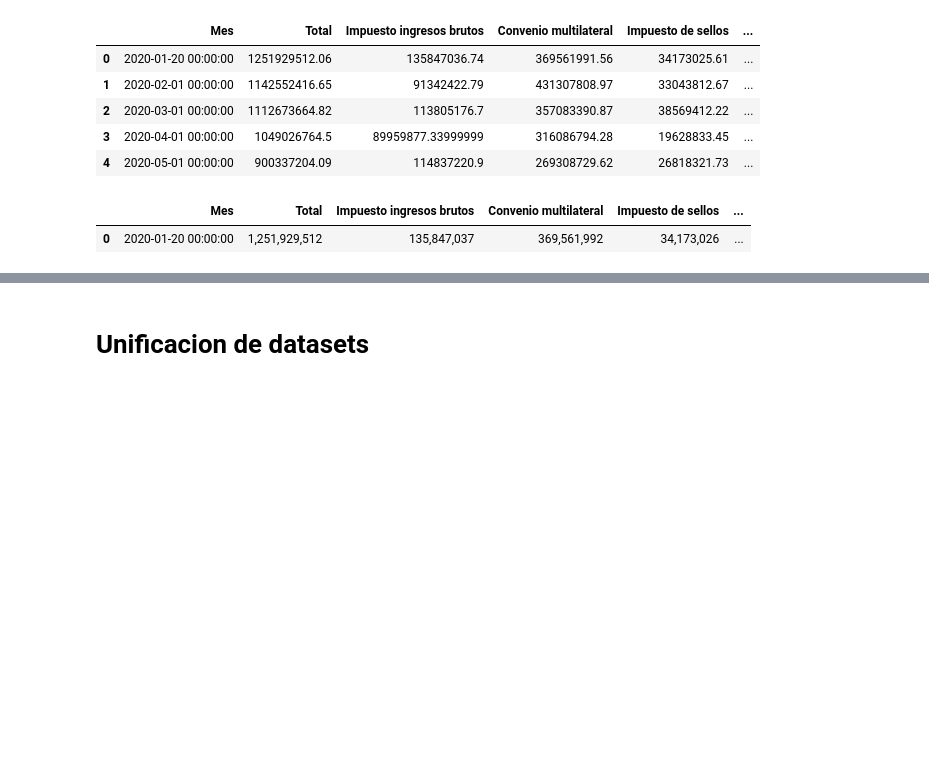
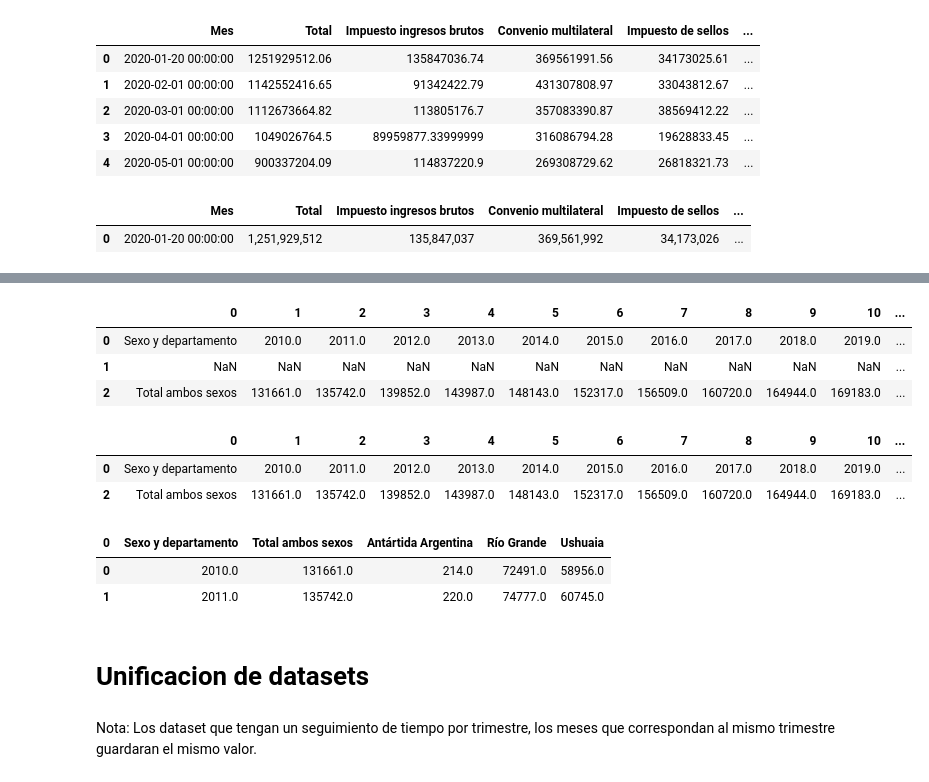
Before and after one commit to caucot/hechos-delictivios-tdf, a Jupyter notebook: notebooks/unificacion-datasets.ipynb, the cells around one changed output, grey strips where cells are left out. Drawn from its saved outputs; the diff is of its cells as text; code cells hidden in the pictures; blank space fills up the shorter version.

```diff
--- a/notebooks/unificacion-datasets.ipynb
+++ b/notebooks/unificacion-datasets.ipynb
@@ -224,0 +379,18 @@ df_ipc.head()
+# %%
+#Importacion del dataset
+df_poblacion_departamento = pd.read_csv("Poblacion-estimada-al-1-de-julio-de-cada-ano-segun-departamento.csv", encoding="utf-8")
+# %%
+df_poblacion_departamento.head(3)
+# %% [output]
+|  | 0 | 1 | 2 | 3 | 4 | 5 | 6 | 7 | 8 | 9 | 10 | ... |
+| 0 | Sexo y departamento | 2010.0 | 2011.0 | 2012.0 | 2013.0 | 2014.0 | 2015.0 | 2016.0 | 2017.0 | 2018.0 | 2019.0 | ... |
+| 1 | NaN | NaN | NaN | NaN | NaN | NaN | NaN | NaN | NaN | NaN | NaN | ... |
+| 2 | Total ambos sexos | 131661.0 | 135742.0 | 139852.0 | 143987.0 | 148143.0 | 152317.0 | 156509.0 | 160720.0 | 164944.0 | 169183.0 | ... |
+# %%
+# Eliminacion de las filas vacias
+df_poblacion_departamento.drop([1], axis=0, inplace=True)
+df_poblacion_departamento.head(2)
+# %% [output]
+|  | 0 | 1 | 2 | 3 | 4 | 5 | 6 | 7 | 8 | 9 | 10 | ... |
+| 0 | Sexo y departamento | 2010.0 | 2011.0 | 2012.0 | 2013.0 | 2014.0 | 2015.0 | 2016.0 | 2017.0 | 2018.0 | 2019.0 | ... |
+| 2 | Total ambos sexos | 131661.0 | 135742.0 | 139852.0 | 143987.0 | 148143.0 | 152317.0 | 156509.0 | 160720.0 | 164944.0 | 169183.0 | ... |
@@ -224,0 +403,6 @@ df_ipc.head()
+# %%
+df_poblacion_departamento_transpuesto.head(2)
+# %% [output]
+| 0 | Sexo y departamento | Total ambos sexos | Antártida Argentina | Río Grande | Ushuaia |
+| 0 | 2010.0 | 131661.0 | 214.0 | 72491.0 | 58956.0 |
+| 1 | 2011.0 | 135742.0 | 220.0 | 74777.0 | 60745.0 |
@@ -228,0 +430,2 @@ df_delictivo = pd.read_csv("Datos/df_TDF_SAT-Propiedad-BU_2017-2023.csv", delimi
+# %% [markdown]
+Nota: Los dataset que tengan un seguimiento de tiempo por trimestre, los meses que correspondan al mismo trimestre guardaran el mismo valor.
```
Also changed, not shown: parts of 77 cells of this notebook, 21 other files.
